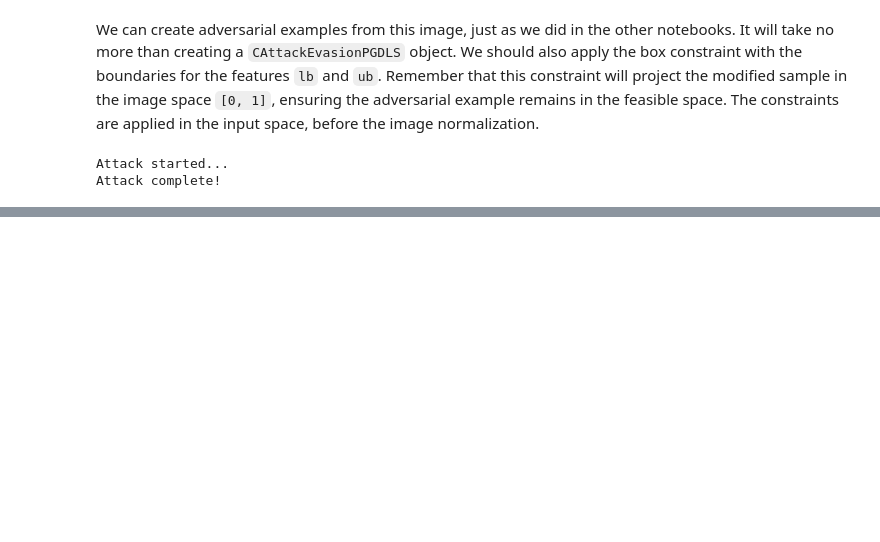
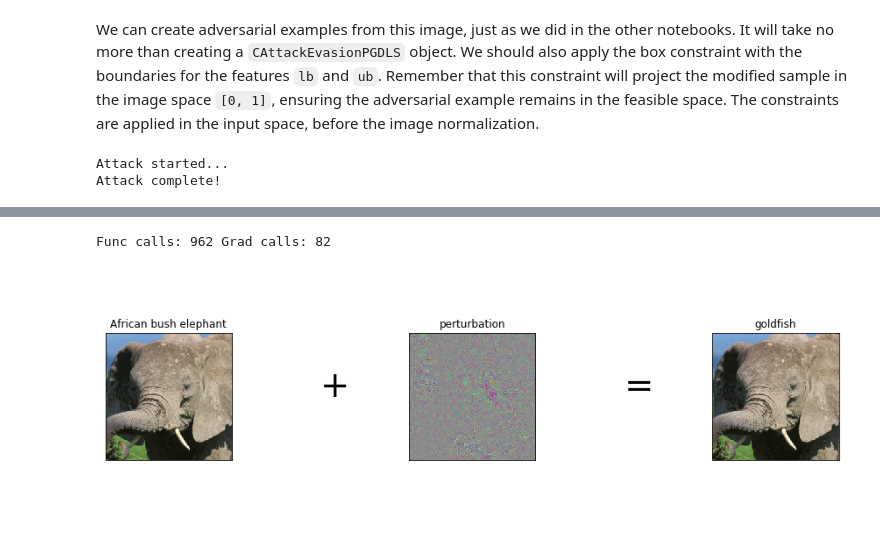
Before and after one commit to pralab/secml, a Jupyter notebook: tutorials/07-ImageNet.ipynb, the cells around one changed output, grey strips where cells are left out. Cells and saved outputs as stored; diff of their text form; code cells hidden in the pictures; blank space fills up the shorter version.

```diff
--- a/tutorials/07-ImageNet.ipynb
+++ b/tutorials/07-ImageNet.ipynb
@@ -183,0 +141,48 @@ tensor(0.0106) tensor(1.0000)
+# %%
+print("Func calls: {}\tGrad calls: {}".format(pgd_ls_attack.f_eval, pgd_ls_attack.grad_eval))
+
+start_img = batch_c
+eva_img = eva_adv_ds.X
+
+diff_img = start_img - eva_img
+diff_img -= diff_img.min()
+diff_img /= diff_img.max()
+
+import numpy as np
+start_img = np.transpose(start_img.tondarray().reshape((3, 224, 224)), (1, 2, 0))
+diff_img = np.transpose(diff_img.tondarray().reshape((3, 224, 224)), (1, 2, 0))
+eva_img = np.transpose(eva_img.tondarray().reshape((3, 224, 224)), (1, 2, 0))
+
+fig = CFigure(width=15, height=5)
+fig.subplot(1, 5, 1)
+fig.sp.imshow(start_img)
+fig.sp.title(predicted_label)
+fig.sp.xticks([])
+fig.sp.yticks([])
+
+fig.subplot(1, 5, 2, frameon=False)
+fig.sp.text(0.5, 0.5, "+", fontsize=40)
+fig.sp.xticks([])
+fig.sp.yticks([])
+
+fig.subplot(1, 5, 3)
+fig.sp.imshow(diff_img)
+fig.sp.title("perturbation")
+fig.sp.xticks([])
+fig.sp.yticks([])
+
+fig.subplot(1, 5, 4, frameon=False)
+fig.sp.text(0.5, 0.5, "=", fontsize=40)
+fig.sp.xticks([])
+fig.sp.yticks([])
+
+fig.subplot(1, 5, 5)
+fig.sp.imshow(eva_img)
+fig.sp.title(adv_label)
+fig.sp.xticks([])
+fig.sp.yticks([])
+
+fig.show()
+# %% [output]
+Func calls: 962 Grad calls: 82
+[figure, added]
```
Also changed, not shown: parts of 5 cells of this notebook, 2 other files.
